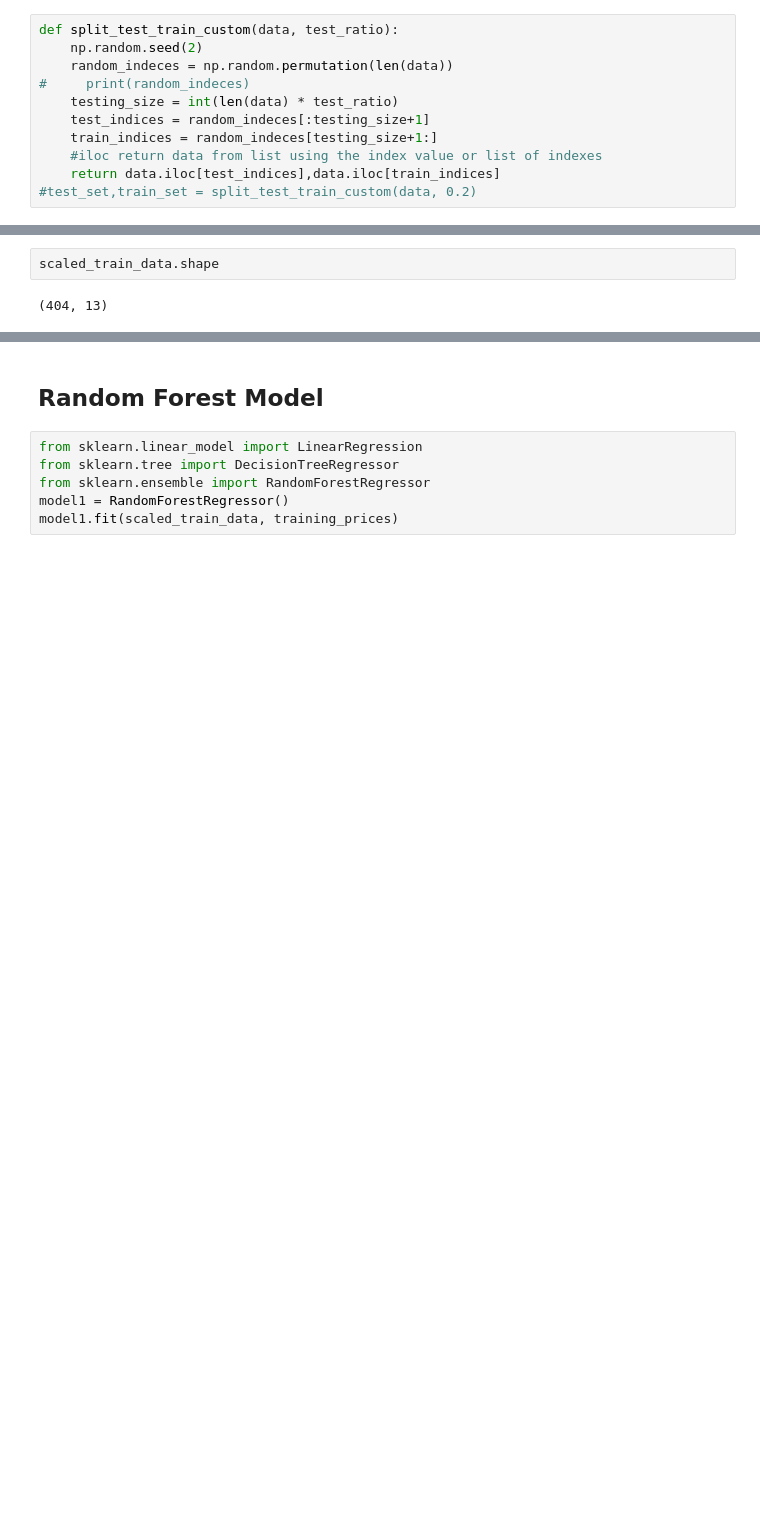
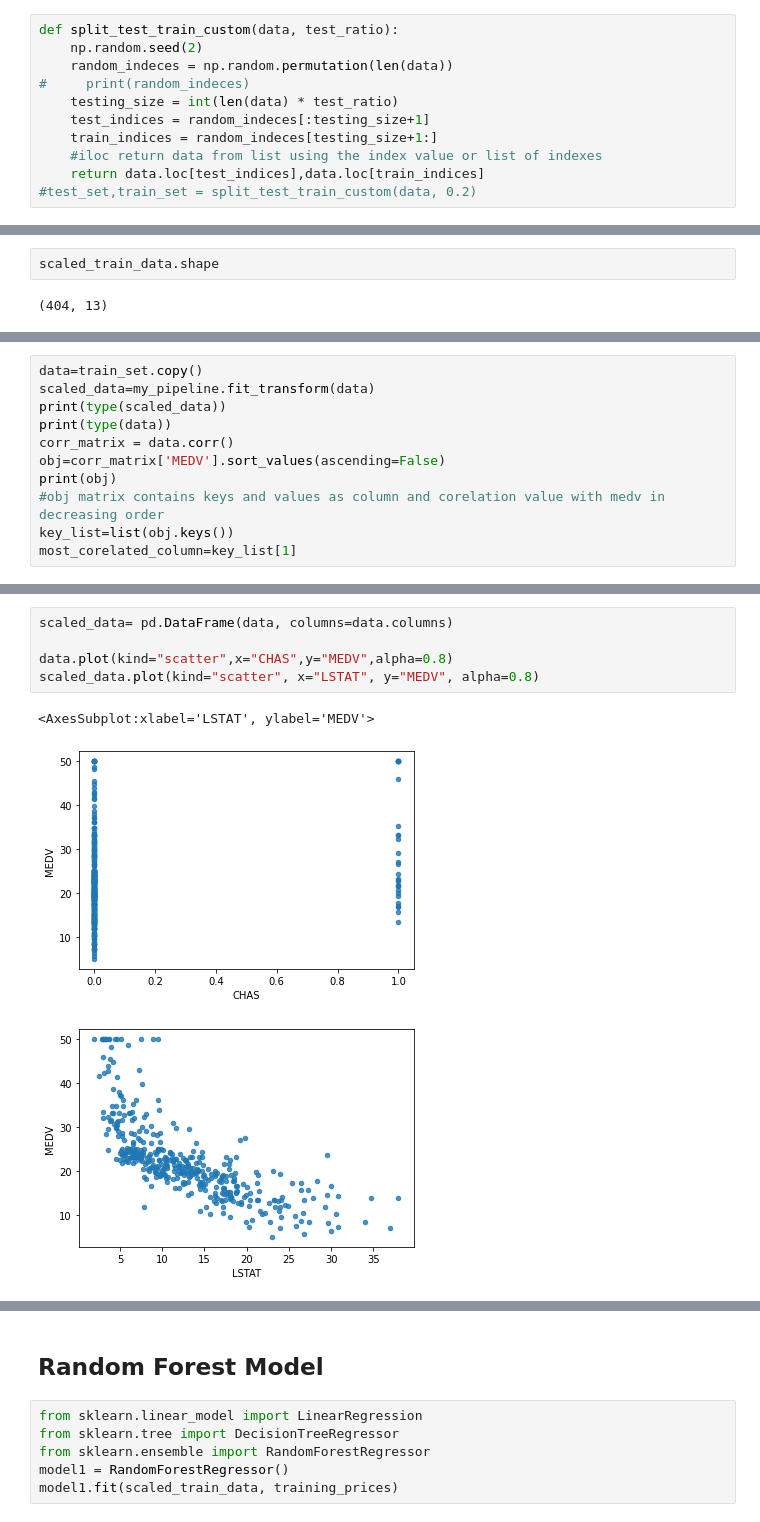
Before and after one commit to Kamal5999/RealEstate, a Jupyter notebook: RealEstate ML.ipynb, the cells around one changed output, grey strips where cells are left out. Cells and saved outputs as stored; diff of their text form; blank space fills up the shorter version.

```diff
--- a/RealEstate ML.ipynb
+++ b/RealEstate ML.ipynb
@@ -84,7 +80,7 @@ def split_test_train_custom(data, test_ratio):
     test_indices = random_indeces[:testing_size+1]
     train_indices = random_indeces[testing_size+1:]
     #iloc return data from list using the index value or list of indexes
-    return data.iloc[test_indices],data.iloc[train_indices]
+    return data.loc[test_indices],data.loc[train_indices]
 #test_set,train_set = split_test_train_custom(data, 0.2)
 # %%
 test_set,train_set = split_test_train_custom(data, 0.2)
@@ -166,0 +187,11 @@ scaled_train_data.shape
+# %%
+data=train_set.copy()
+scaled_data=my_pipeline.fit_transform(data)
+print(type(scaled_data))
+print(type(data))
+corr_matrix = data.corr()
+obj=corr_matrix['MEDV'].sort_values(ascending=False)
+print(obj)
+#obj matrix contains keys and values as column and corelation value with medv in decreasing order
+key_list=list(obj.keys())
+most_corelated_column=key_list[1]
@@ -166,0 +216,9 @@ scaled_train_data.shape
+# %%
+scaled_data= pd.DataFrame(data, columns=data.columns)
+
+data.plot(kind="scatter",x="CHAS",y="MEDV",alpha=0.8)
+scaled_data.plot(kind="scatter", x="LSTAT", y="MEDV", alpha=0.8)
+# %% [output]
+<AxesSubplot:xlabel='LSTAT', ylabel='MEDV'>
+[figure, added]
+[figure, added]
```
Also changed, not shown: parts of 29 cells of this notebook, 2 other files.
